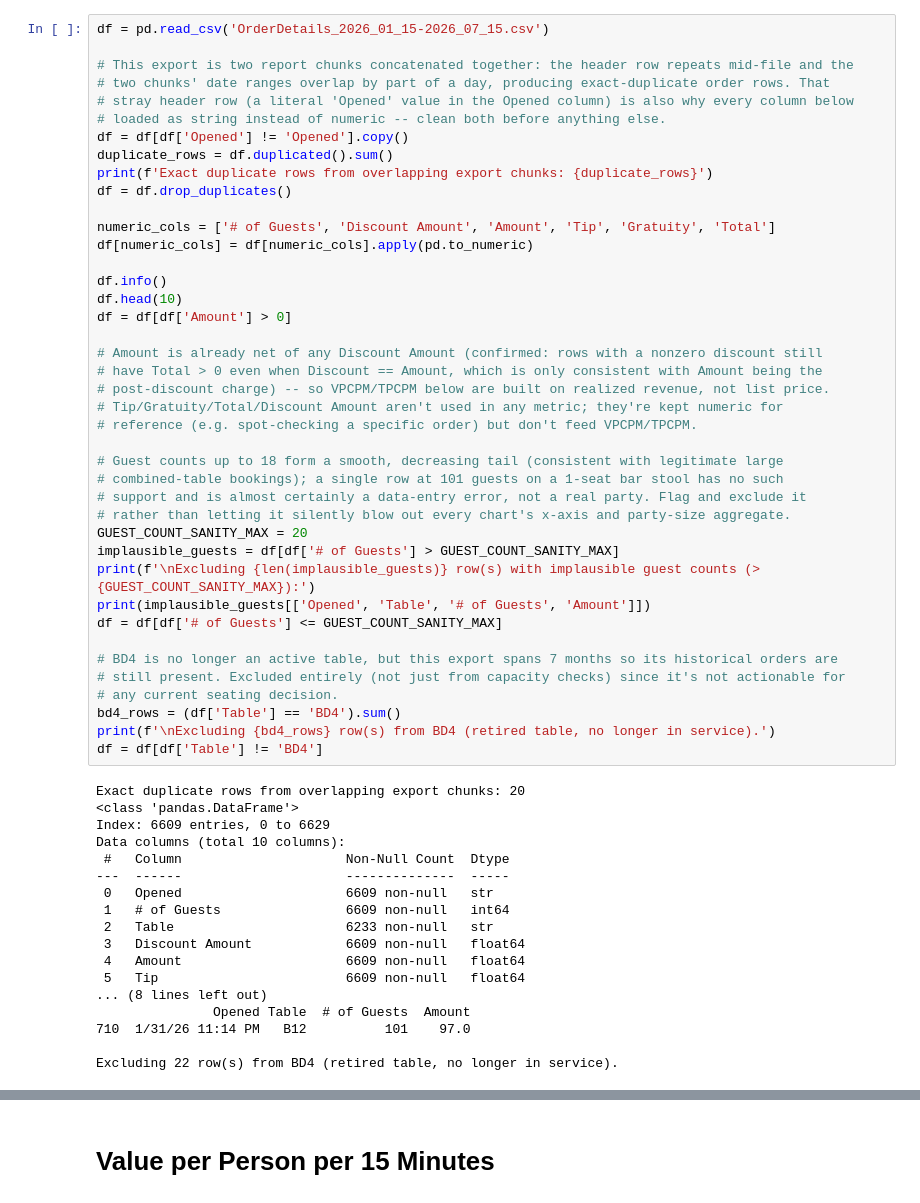
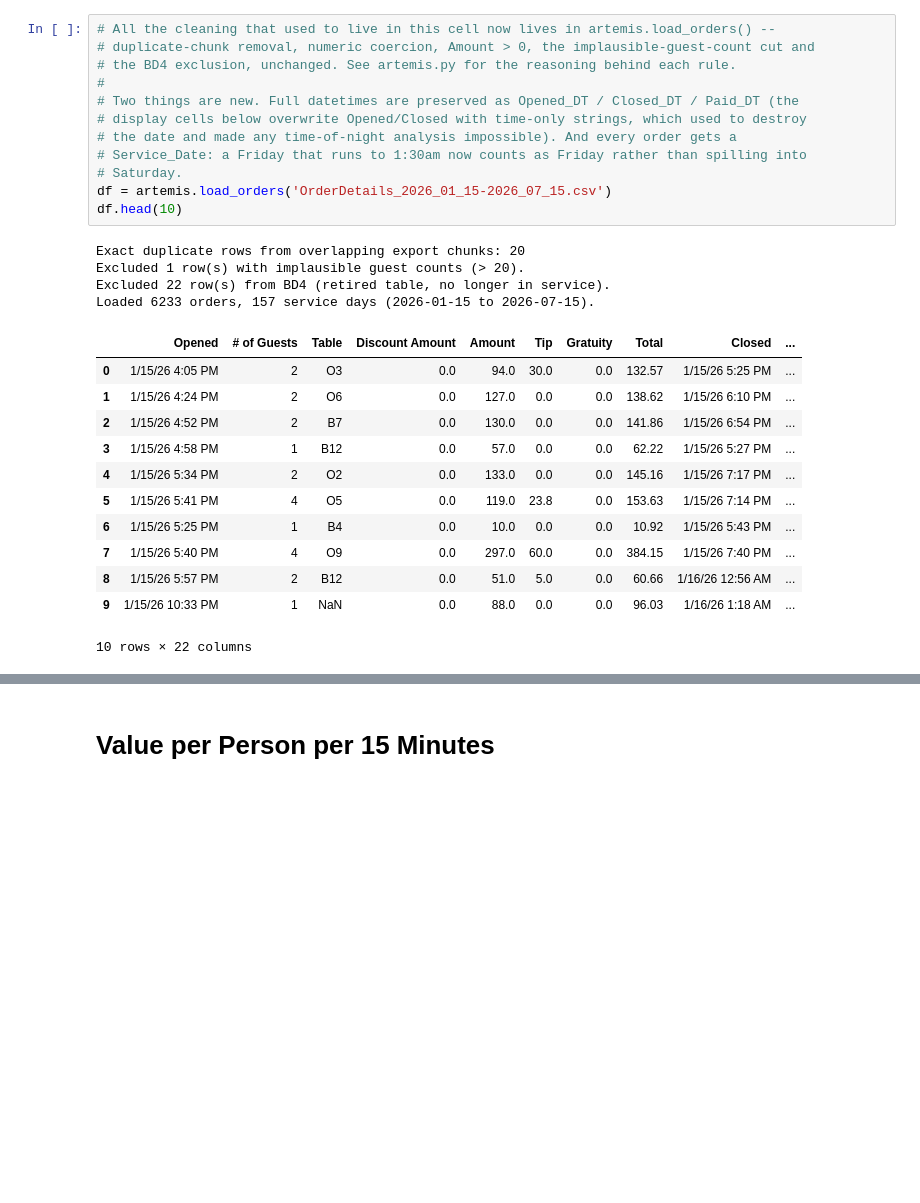
Before and after one commit to shaneap/artemis, a Jupyter notebook: test.ipynb, the cells around one changed output, grey strips where cells are left out. Saved outputs shown, nothing was run; the diff lists cells and outputs as text; blank space fills up the shorter version.

```diff
--- a/test.ipynb
+++ b/test.ipynb
@@ -6,62 +10,32 @@ import glob
 # %%
-df = pd.read_csv('OrderDetails_2026_01_15-2026_07_15.csv')
-
-# This export is two report chunks concatenated together: the header row repeats mid-file and the
-# two chunks' date ranges overlap by part of a day, producing exact-duplicate order rows. That
-# stray header row (a literal 'Opened' value in the Opened column) is also why every column below
-# loaded as string instead of numeric -- clean both before anything else.
-df = df[df['Opened'] != 'Opened'].copy()
-duplicate_rows = df.duplicated().sum()
-print(f'Exact duplicate rows from overlapping export chunks: {duplicate_rows}')
-df = df.drop_duplicates()
-
-numeric_cols = ['# of Guests', 'Discount Amount', 'Amount', 'Tip', 'Gratuity', 'Total']
-df[numeric_cols] = df[numeric_cols].apply(pd.to_numeric)
-
-df.info()
+# All the cleaning that used to live in this cell now lives in artemis.load_orders() --
+# duplicate-chunk removal, numeric coercion, Amount > 0, the implausible-guest-count cut and
+# the BD4 exclusion, unchanged. See artemis.py for the reasoning behind each rule.
+#
+# Two things are new. Full datetimes are preserved as Opened_DT / Closed_DT / Paid_DT (the
+# display cells below overwrite Opened/Closed with time-only strings, which used to destroy
+# the date and made any time-of-night analysis impossible). And every order gets a
+# Service_Date: a Friday that runs to 1:30am now counts as Friday rather than spilling into
+# Saturday.
+df = artemis.load_orders('OrderDetails_2026_01_15-2026_07_15.csv')
 df.head(10)
-df = df[df['Amount'] > 0]
-
-# Amount is already net of any Discount Amount (confirmed: rows with a nonzero discount still
-# have Total > 0 even when Discount == Amount, which is only consistent with Amount being the
-# post-discount charge) -- so VPCPM/TPCPM below are built on realized revenue, not list price.
-# Tip/Gratuity/Total/Discount Amount aren't used in any metric; they're kept numeric for
-# reference (e.g. spot-checking a specific order) but don't feed VPCPM/TPCPM.
-
-# Guest counts up to 18 form a smooth, decreasing tail (consistent with legitimate large
-# combined-table bookings); a single row at 101 guests on a 1-seat bar stool has no such
-# support and is almost certainly a data-entry error, not a real party. Flag and exclude it
-# rather than letting it silently blow out every chart's x-axis and party-size aggregate.
-GUEST_COUNT_SANITY_MAX = 20
-implausible_guests = df[df['# of Guests'] > GUEST_COUNT_SANITY_MAX]
-print(f'\nExcluding {len(implausible_guests)} row(s) with implausible guest counts (> {GUEST_COUNT_SANITY_MAX}):')
-print(implausible_guests[['Opened', 'Table', '# of Guests', 'Amount']])
-df = df[df['# of Guests'] <= GUEST_COUNT_SANITY_MAX]
-
-# BD4 is no longer an active table, but this export spans 7 months so its historical orders are
-# still present. Excluded entirely (not just from capacity checks) since it's not actionable for
-# any current seating decision.
-bd4_rows = (df['Table'] == 'BD4').sum()
-print(f'\nExcluding {bd4_rows} row(s) from BD4 (retired table, no longer in service).')
-df = df[df['Table'] != 'BD4']
 # %% [output]
 Exact duplicate rows from overlapping export chunks: 20
-<class 'pandas.DataFrame'>
-Index: 6609 entries, 0 to 6629
-Data columns (total 10 columns):
- #   Column                     Non-Null Count  Dtype
----  ------                     --------------  -----
- 0   Opened                     6609 non-null   str
- 1   # of Guests                6609 non-null   int64
- 2   Table                      6233 non-null   str
- 3   Discount Amount            6609 non-null   float64
- 4   Amount                     6609 non-null   float64
- 5   Tip                        6609 non-null   float64
-... (8 lines left out)
-               Opened Table  # of Guests  Amount
-710  1/31/26 11:14 PM   B12          101    97.0
-
-Excluding 22 row(s) from BD4 (retired table, no longer in service).
+Excluded 1 row(s) with implausible guest counts (> 20).
+Excluded 22 row(s) from BD4 (retired table, no longer in service).
+Loaded 6233 orders, 157 service days (2026-01-15 to 2026-07-15).
+|  | Opened | # of Guests | Table | Discount Amount | Amount | Tip | Gratuity | Total | Closed | ... |
+| 0 | 1/15/26 4:05 PM | 2 | O3 | 0.0 | 94.0 | 30.0 | 0.0 | 132.57 | 1/15/26 5:25 PM | ... |
+| 1 | 1/15/26 4:24 PM | 2 | O6 | 0.0 | 127.0 | 0.0 | 0.0 | 138.62 | 1/15/26 6:10 PM | ... |
+| 2 | 1/15/26 4:52 PM | 2 | B7 | 0.0 | 130.0 | 0.0 | 0.0 | 141.86 | 1/15/26 6:54 PM | ... |
+| 3 | 1/15/26 4:58 PM | 1 | B12 | 0.0 | 57.0 | 0.0 | 0.0 | 62.22 | 1/15/26 5:27 PM | ... |
+| 4 | 1/15/26 5:34 PM | 2 | O2 | 0.0 | 133.0 | 0.0 | 0.0 | 145.16 | 1/15/26 7:17 PM | ... |
+| 5 | 1/15/26 5:41 PM | 4 | O5 | 0.0 | 119.0 | 23.8 | 0.0 | 153.63 | 1/15/26 7:14 PM | ... |
+| 6 | 1/15/26 5:25 PM | 1 | B4 | 0.0 | 10.0 | 0.0 | 0.0 | 10.92 | 1/15/26 5:43 PM | ... |
+| 7 | 1/15/26 5:40 PM | 4 | O9 | 0.0 | 297.0 | 60.0 | 0.0 | 384.15 | 1/15/26 7:40 PM | ... |
+| 8 | 1/15/26 5:57 PM | 2 | B12 | 0.0 | 51.0 | 5.0 | 0.0 | 60.66 | 1/16/26 12:56 AM | ... |
+| 9 | 1/15/26 10:33 PM | 1 | NaN | 0.0 | 88.0 | 0.0 | 0.0 | 96.03 | 1/16/26 1:18 AM | ... |
+10 rows × 22 columns
 # %%
 df['Amount'].sort_values(ascending=False)
 # %% [output]
```
Also changed, not shown: parts of 9 cells of this notebook, 4 other files.
